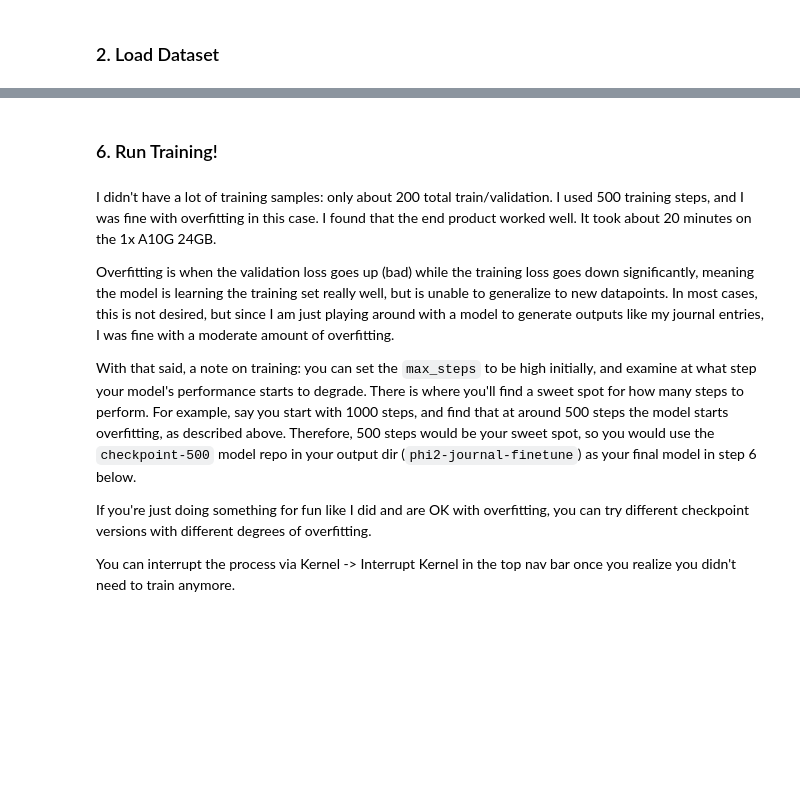
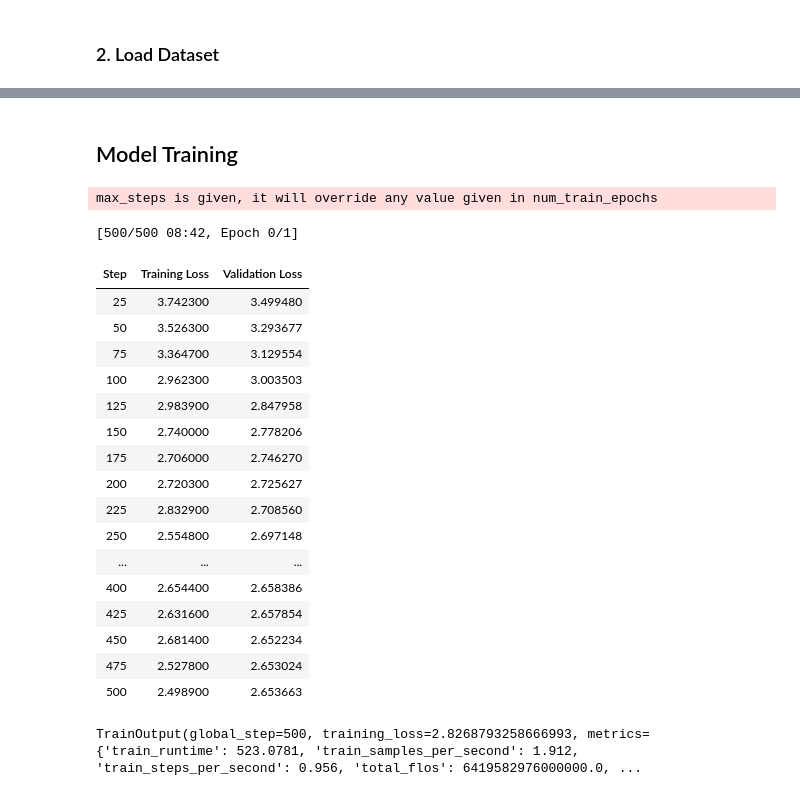
Before and after one commit to laxmimerit/Fine-Tuning-LLM-with-HuggingFace, a Jupyter notebook: 11-Fine_Tuning_LLM_Phi3_on_Custom_Data/2_Coding_Fine_Tuning_LLM_Phi3_on_Custom_Data.ipynb, the cells around one changed output, grey strips where cells are left out. Drawn from its saved outputs; the diff is of its cells as text; code cells hidden in the pictures; blank space fills up the shorter version.

```diff
--- a/11-Fine_Tuning_LLM_Phi3_on_Custom_Data/2_Coding_Fine_Tuning_LLM_Phi3_on_Custom_Data.ipynb
+++ b/11-Fine_Tuning_LLM_Phi3_on_Custom_Data/2_Coding_Fine_Tuning_LLM_Phi3_on_Custom_Data.ipynb
@@ -183,0 +112,8 @@ Now, to start our fine-tuning, we have to apply some preprocessing to the model
+# %%
+import torch
+from transformers import AutoTokenizer, AutoModelForCausalLM
+
+base_model_id = "microsoft/phi-2"
+
+model = AutoModelForCausalLM.from_pretrained(base_model_id, trust_remote_code=True,
+                                             torch_dtype=torch.float16, load_in_8bit=True)
@@ -183,0 +163,2 @@ Now, to start our fine-tuning, we have to apply some preprocessing to the model
+# %%
+dataset = dataset.map(tokenize)
@@ -184,3 +214,18 @@ Now, to start our fine-tuning, we have to apply some preprocessing to the model
+# %%
+from peft import LoraConfig, get_peft_model
+
+target_modules = ["Wqkv", "fc1", "fc2"]
+
+config = LoraConfig(
+    r=32,
+    lora_alpha=64,
+    target_modules = target_modules,
+    bias = "none",
+    lora_dropout=0.05,
+    task_type="CAUSAL_LM"
+)
+
+model = get_peft_model(model, config)
 # %%
 def print_trainable_parameters(model):
     """
@@ -230,57 +247,65 @@ print(model)
 # %% [markdown]
-### 6. Run Training!
+## Model Training
-# %% [markdown]
-I didn't have a lot of training samples: only about 200 total train/validation. I used 500 training steps, and I was fine with overfitting in this case. I found that the end product worked well. It took about 20 minutes on the 1x A10G 24GB.
-
-Overfitting is when the validation loss goes up (bad) while the training loss goes down significantly, meaning the model is learning the training set really well, but is unable to generalize to new datapoints. In most cases, this is not desired, but since I am just playing around with a model to generate outputs like my journal entries, I was fine with a moderate amount of overfitting.
-
-With that said, a note on training: you can set the `max_steps` to be high initially, and examine at what step your model's performance starts to degrade. There is where you'll find a sweet spot for how many steps to perform. For example, say you start with 1000 steps, and find that at around 500 steps the model starts overfitting, as described above. Therefore, 500 steps would be your sweet spot, so you would use the `checkpoint-500` model repo in your output dir (`phi2-journal-finetune`) as your final model in step 6 below.
-
-If you're just doing something for fun like I did and are OK with overfitting, you can try different checkpoint versions with different degrees of overfitting.
-
-You can interrupt the process via Kernel -> Interrupt Kernel in the top nav bar once you realize you didn't need to train anymore.
 # %%
 from accelerate import Accelerator
 
 accelerator = Accelerator(gradient_accumulation_steps=1)
 
 model = accelerator.prepare_model(model)
-# %%
-if torch.cuda.device_count() > 1: # If more than 1 GPU
-    model.is_parallelizable = True
-    model.model_parallel = True
 # %%
-import transformers
+# Trainer, Training Arguments, DataCollator
+
+from transformers import TrainingArguments, Trainer, DataCollatorForLanguageModeling
 from datetime import datetime
 
-project = "journal-finetune"
-base_model_name = "phi2"
-run_name = base_model_name + "-" + project
+project = "phi2-finetune"
+run_name = 'train-dir'
 output_dir = "./" + run_name
 
-args=transformers.TrainingArguments(
+args=TrainingArguments(
         output_dir=output_dir,
         per_device_train_batch_size=2,
         gradient_accumulation_steps=1,
         max_steps=500,
         learning_rate=2.5e-5, # Want a small lr for finetuning
         optim="paged_adamw_8bit",
         logging_steps=25,              # When to start reporting loss
         logging_dir="./logs",        # Directory for storing logs
         save_strategy="steps",       # Save the model checkpoint every logging step
         save_steps=25,                # Save checkpoints every 50 steps
         evaluation_strategy="steps", # Evaluate the model every logging step
         eval_steps=25,               # Evaluate and save checkpoints every 50 steps
         do_eval=True,                # Perform evaluation at the end of training
     )
 
-trainer = transformers.Trainer(
+trainer = Trainer(
     model=model,
     args = args,
     train_dataset=dataset['train'],
     eval_dataset=dataset['test'],
-    data_collator=transformers.DataCollatorForLanguageModeling(tokenizer, mlm=False),
+    data_collator=DataCollatorForLanguageModeling(tokenizer, mlm=False),
 )
 
 model.config.use_cache = False  # silence the warnings. Please re-enable for inference!
 trainer.train()
+# %% [output]
+max_steps is given, it will override any value given in num_train_epochs
+[500/500 08:42, Epoch 0/1]
+| Step | Training Loss | Validation Loss |
+| 25 | 3.742300 | 3.499480 |
+| 50 | 3.526300 | 3.293677 |
+| 75 | 3.364700 | 3.129554 |
+| 100 | 2.962300 | 3.003503 |
+| 125 | 2.983900 | 2.847958 |
+| 150 | 2.740000 | 2.778206 |
+| 175 | 2.706000 | 2.746270 |
+| 200 | 2.720300 | 2.725627 |
+| 225 | 2.832900 | 2.708560 |
+| 250 | 2.554800 | 2.697148 |
+| ... | ... | ... |
+| 400 | 2.654400 | 2.658386 |
+| 425 | 2.631600 | 2.657854 |
+| 450 | 2.681400 | 2.652234 |
+| 475 | 2.527800 | 2.653024 |
+| 500 | 2.498900 | 2.653663 |
+TrainOutput(global_step=500, training_loss=2.8268793258666993, metrics={'train_runtime': 523.0781, 'train_samples_per_second': 1.912, 'train_steps_per_second': 0.956, 'total_flos': 6419582976000000.0, ...
```
Also changed, not shown: parts of 70 cells of this notebook.
